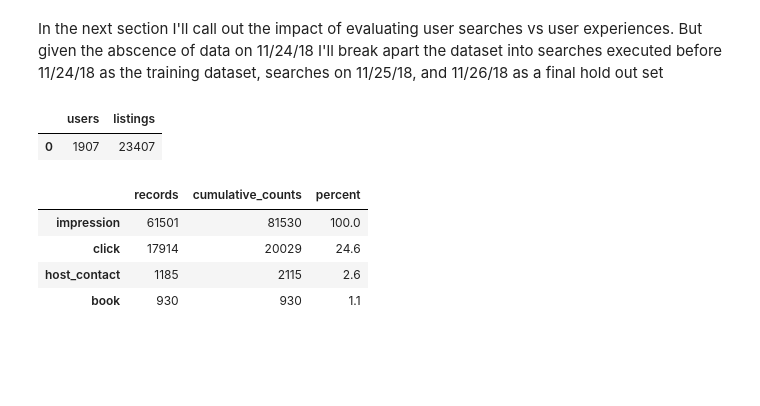
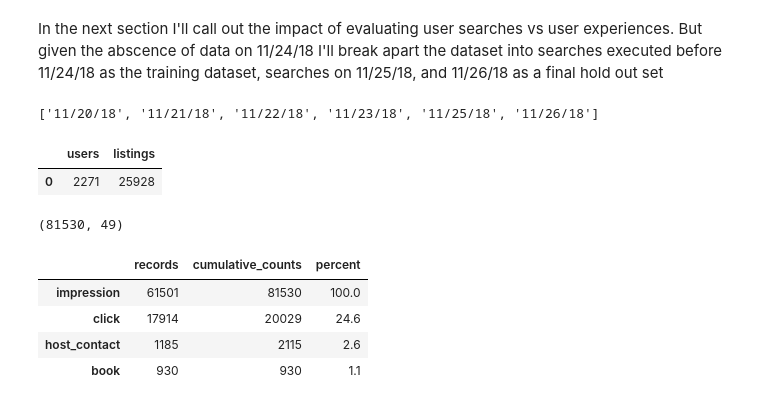
Before and after one commit to NavpreetSamra/code, a Jupyter notebook: airbnb.ipynb, the cells around one changed output. Cells and saved outputs as stored; diff of their text form; code cells hidden in the pictures; blank space fills up the shorter version.

```diff
--- a/airbnb.ipynb
+++ b/airbnb.ipynb
@@ -29,9 +29,13 @@ df_all.ds_search.value_counts().sort_index()
 Name: ds_search, dtype: int64
 # %% [markdown]
 In the next section I'll call out the impact of evaluating user searches vs user experiences. But given the abscence of data on 11/24/18 I'll break apart the dataset into searches executed before 11/24/18 as the training dataset, searches on 11/25/18, and 11/26/18 as a final hold out set
+# %%
+sorted(df_all.ds_search.unique())
+# %% [output]
+['11/20/18', '11/21/18', '11/22/18', '11/23/18', '11/25/18', '11/26/18']
 # %%
-df = df_all.loc[df_all.ds_search.isin(['11/20/18', '11/21/18', '11/22/18'])]
+df = df_all.loc[df_all.ds_search.isin(['11/20/18', '11/21/18', '11/22/18', '11/23/18'])]
 pd.Series([len(df.id_user.unique()), len(df.id_listing.unique())], index=['users','listings']).to_frame().T
 # %% [output]
 |  | users | listings |
-| 0 | 1907 | 23407 |
+| 0 | 2271 | 25928 |
@@ -38,3 +47,7 @@ pd.Series([len(df.id_user.unique()), len(df.id_listing.unique())], index=['users
+# %%
+df.shape
+# %% [output]
+(81530, 49)
 # %%
 counts = df.groupby('label').id_search.count().loc[['book', 'host_contact', 'click', 'impression']].rename('records')
 cumulative = counts.cumsum().sort_values(ascending=False).rename('cumulative_counts')
```
Also changed, not shown: parts of 37 cells of this notebook.
